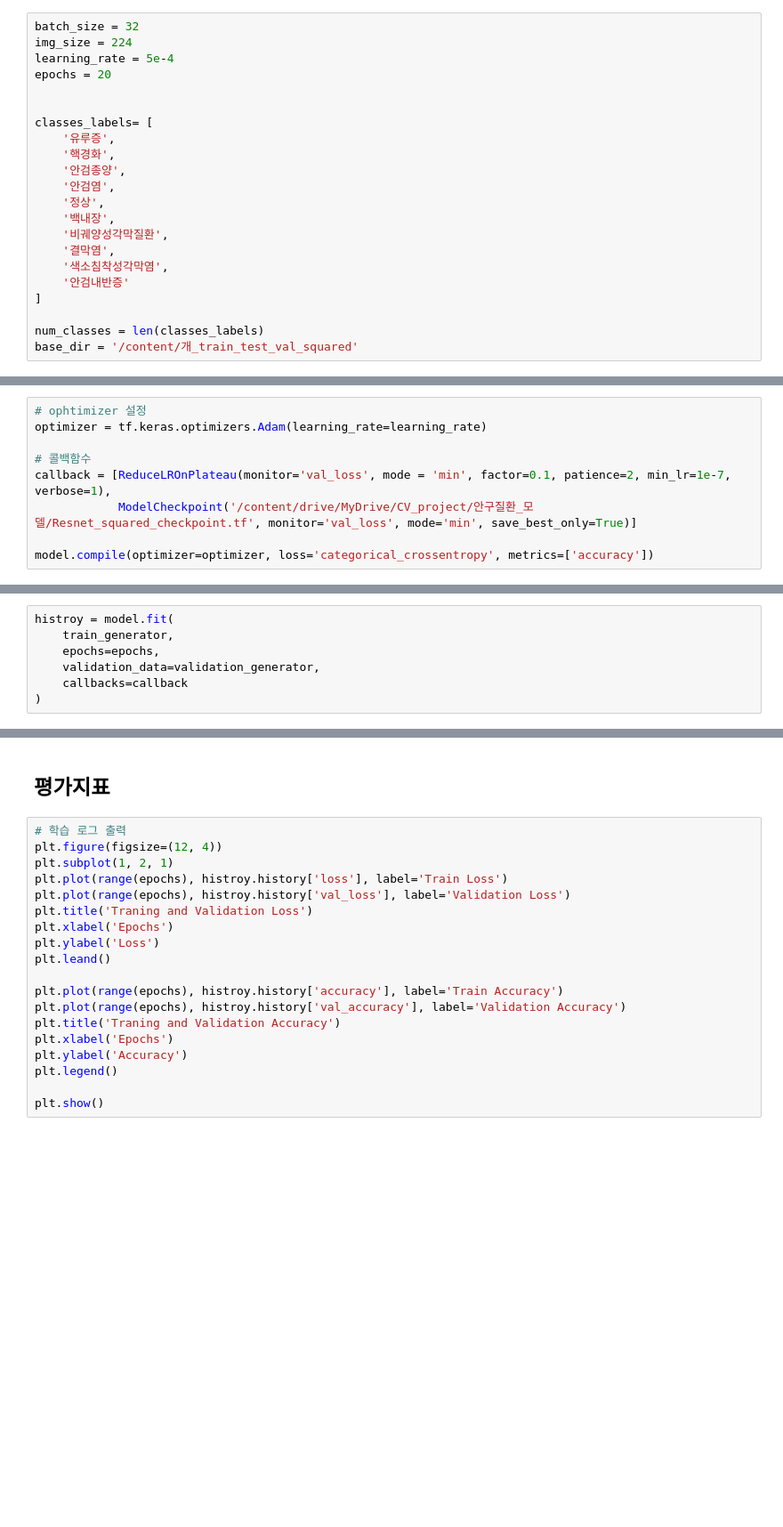
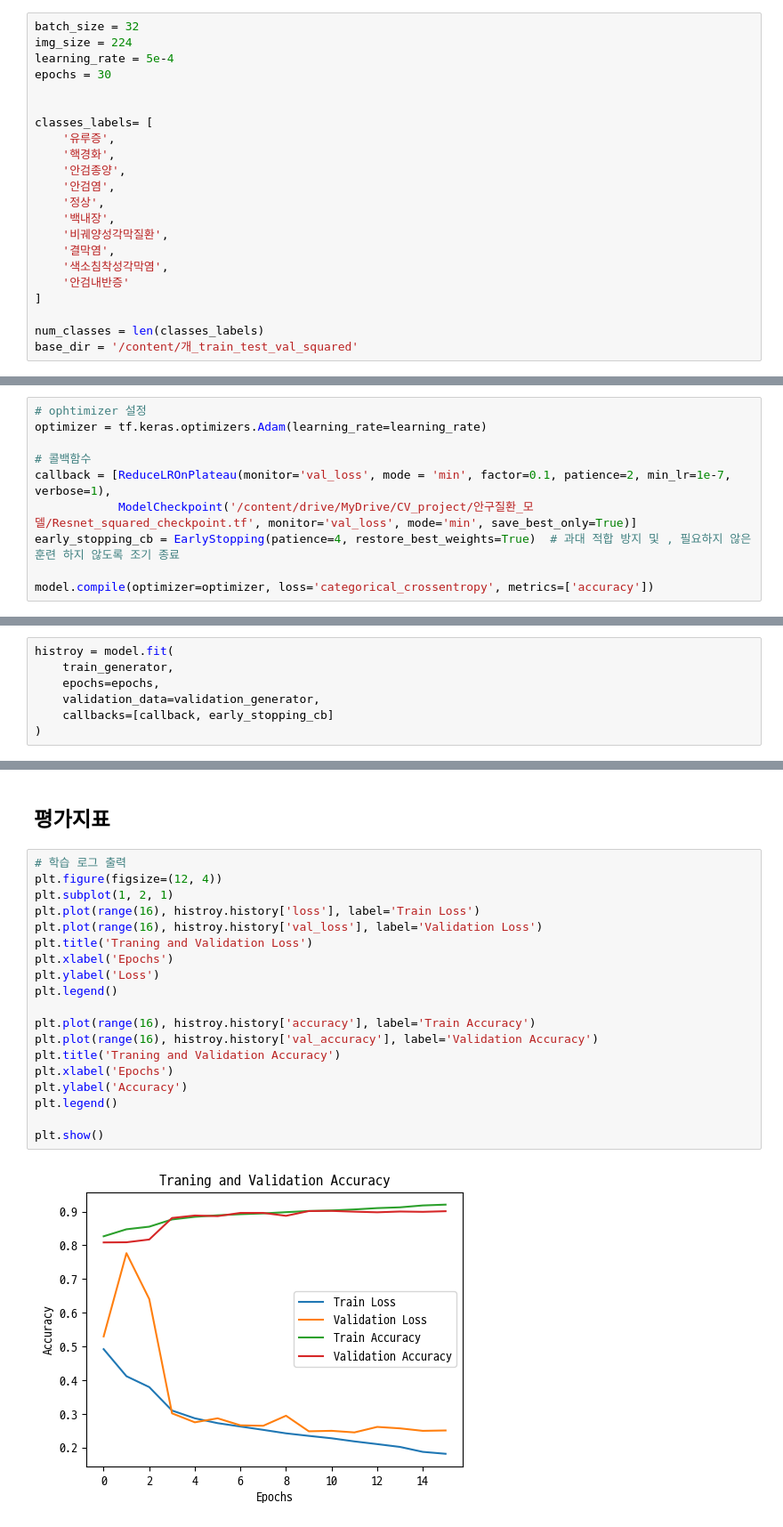
Before and after one commit to pal-ette/iPetPal, a Jupyter notebook: models/Resnet50v2_squared.ipynb, the cells around one changed output, grey strips where cells are left out. Shown at 89% size. Drawn from its saved outputs; the diff is of its cells as text; blank space fills up the shorter version.

```diff
--- a/models/Resnet50v2_squared.ipynb
+++ b/models/Resnet50v2_squared.ipynb
@@ -42,7 +42,7 @@ splitfolders.ratio('/content/개_안구_squared', output='개_train_test_val_squ
 batch_size = 32
 img_size = 224
 learning_rate = 5e-4
-epochs = 20
+epochs = 30
 
 
 classes_labels= [
@@ -187,6 +187,7 @@ optimizer = tf.keras.optimizers.Adam(learning_rate=learning_rate)
 # 콜백함수
 callback = [ReduceLROnPlateau(monitor='val_loss', mode = 'min', factor=0.1, patience=2, min_lr=1e-7, verbose=1),
             ModelCheckpoint('/content/drive/MyDrive/CV_project/안구질환_모델/Resnet_squared_checkpoint.tf', monitor='val_loss', mode='min', save_best_only=True)]
+early_stopping_cb = EarlyStopping(patience=4, restore_best_weights=True)  # 과대 적합 방지 및 , 필요하지 않은 훈련 하지 않도록 조기 종료
 
 model.compile(optimizer=optimizer, loss='categorical_crossentropy', metrics=['accuracy'])
 # %% [markdown]
@@ -196,6 +197,6 @@ histroy = model.fit(
     train_generator,
     epochs=epochs,
     validation_data=validation_generator,
-    callbacks=callback
+    callbacks=[callback, early_stopping_cb]
 )
 # %% [output]
@@ -209,22 +222,24 @@ Epoch 3/20
 # %%
 # 학습 로그 출력
 plt.figure(figsize=(12, 4))
 plt.subplot(1, 2, 1)
-plt.plot(range(epochs), histroy.history['loss'], label='Train Loss')
-plt.plot(range(epochs), histroy.history['val_loss'], label='Validation Loss')
+plt.plot(range(16), histroy.history['loss'], label='Train Loss')
+plt.plot(range(16), histroy.history['val_loss'], label='Validation Loss')
 plt.title('Traning and Validation Loss')
 plt.xlabel('Epochs')
 plt.ylabel('Loss')
-plt.leand()
+plt.legend()
 
-plt.plot(range(epochs), histroy.history['accuracy'], label='Train Accuracy')
-plt.plot(range(epochs), histroy.history['val_accuracy'], label='Validation Accuracy')
+plt.plot(range(16), histroy.history['accuracy'], label='Train Accuracy')
+plt.plot(range(16), histroy.history['val_accuracy'], label='Validation Accuracy')
 plt.title('Traning and Validation Accuracy')
 plt.xlabel('Epochs')
 plt.ylabel('Accuracy')
 plt.legend()
 
 plt.show()
+# %% [output]
+[figure, added]
 # %%
 trained_model = tf.keras.models.load_model('/content/drive/MyDrive/CV_project/안구질환_모델/Resnet_squared_checkpoint.tf')
 
```
Also changed, not shown: parts of 6 cells of this notebook.
